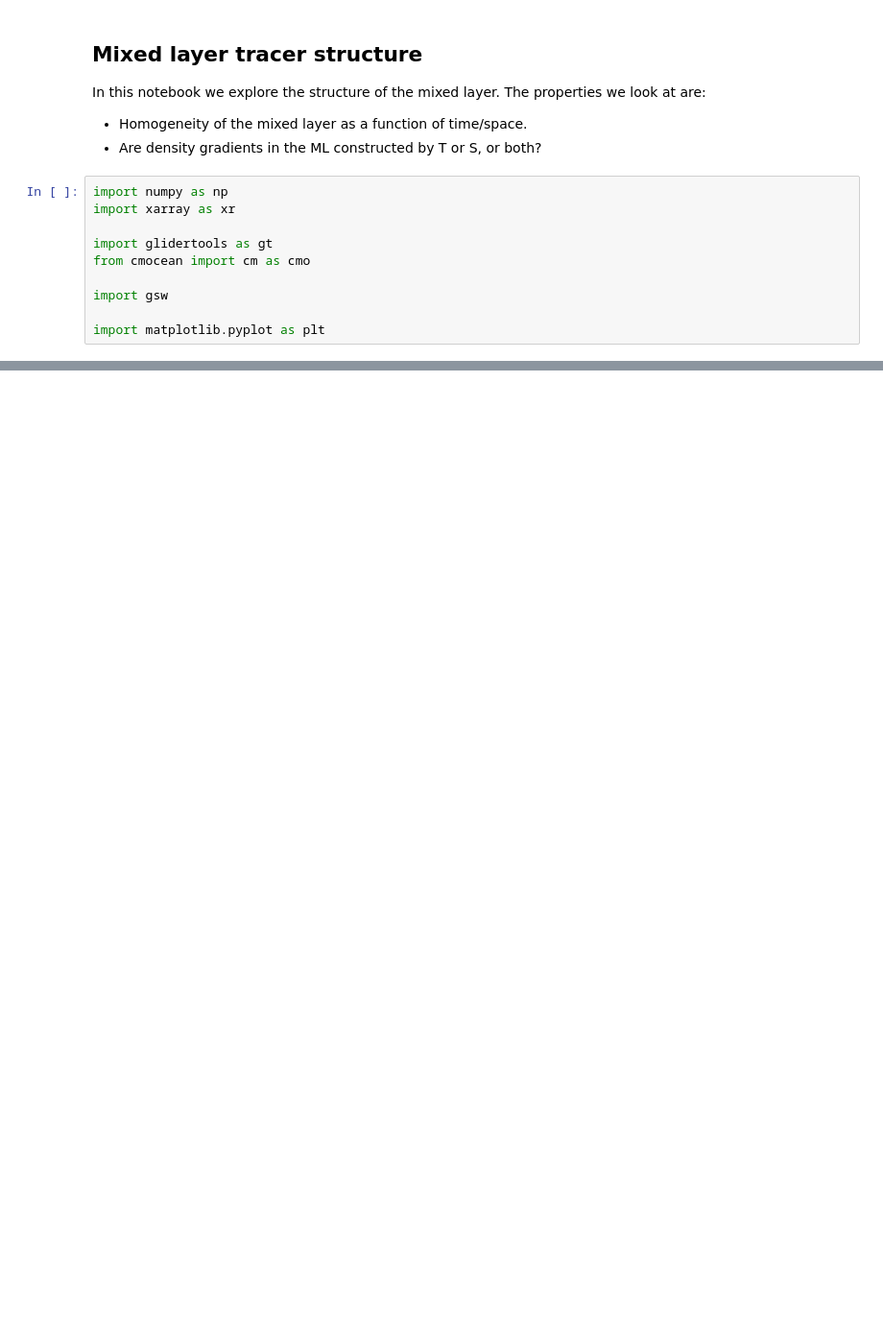
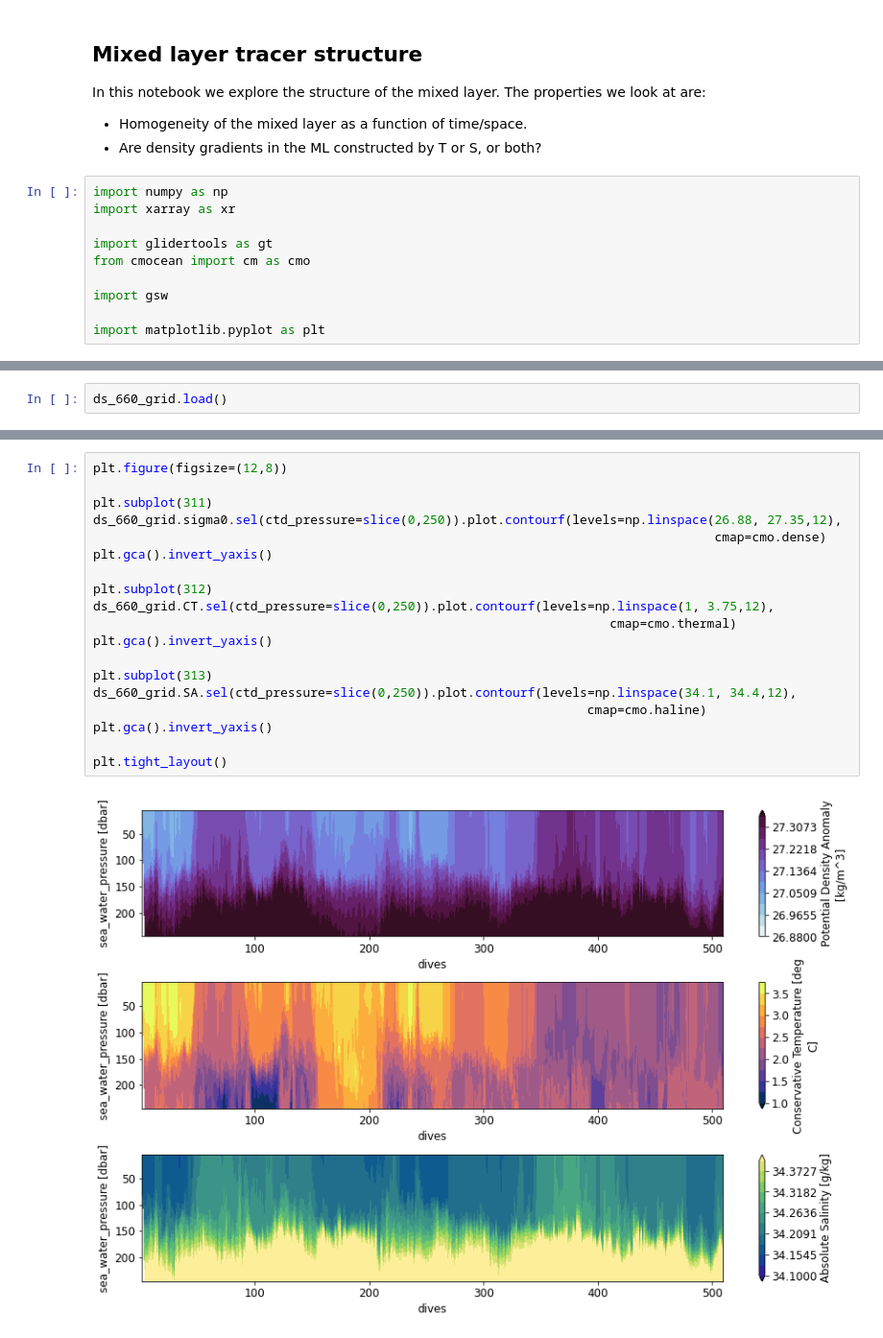
Before and after one commit to dhruvbalwada/sogos, a Jupyter notebook: notebooks/notebooks_variability_paper/mixed_layer_structure.ipynb, the cells around one changed output, grey strips where cells are left out. Shown at 96% size. Cells and saved outputs as stored; diff of their text form; blank space fills up the shorter version.

```diff
--- a/notebooks/notebooks_variability_paper/mixed_layer_structure.ipynb
+++ b/notebooks/notebooks_variability_paper/mixed_layer_structure.ipynb
@@ -18,0 +65,2 @@ ds_660_grid = xr.open_dataset('data/ctd_660_vert_binned_27_june_2021.nc')
+# %%
+ds_660_grid.load()
@@ -18,0 +87,21 @@ ds_660_grid = xr.open_dataset('data/ctd_660_vert_binned_27_june_2021.nc')
+# %%
+plt.figure(figsize=(12,8))
+
+plt.subplot(311)
+ds_660_grid.sigma0.sel(ctd_pressure=slice(0,250)).plot.contourf(levels=np.linspace(26.88, 27.35,12),
+                                                                                   cmap=cmo.dense)
+plt.gca().invert_yaxis()
+
+plt.subplot(312)
+ds_660_grid.CT.sel(ctd_pressure=slice(0,250)).plot.contourf(levels=np.linspace(1, 3.75,12),
+                                                                     cmap=cmo.thermal)
+plt.gca().invert_yaxis()
+
+plt.subplot(313)
+ds_660_grid.SA.sel(ctd_pressure=slice(0,250)).plot.contourf(levels=np.linspace(34.1, 34.4,12),
+                                                                  cmap=cmo.haline)
+plt.gca().invert_yaxis()
+
+plt.tight_layout()
+# %% [output]
+[figure, added]
```
Also changed, not shown: parts of 48 cells of this notebook, 10 other files.
